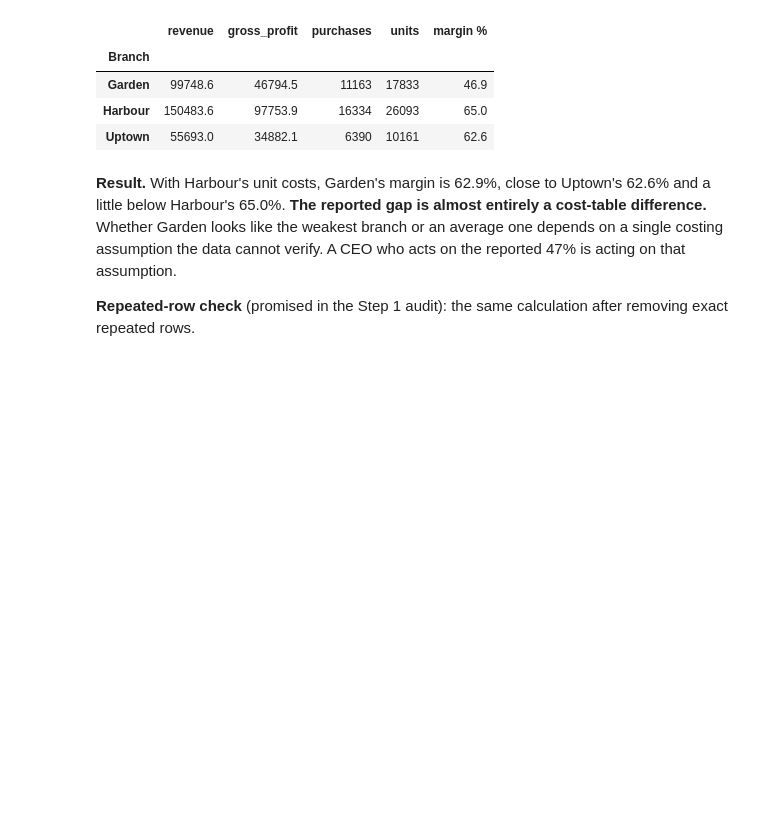
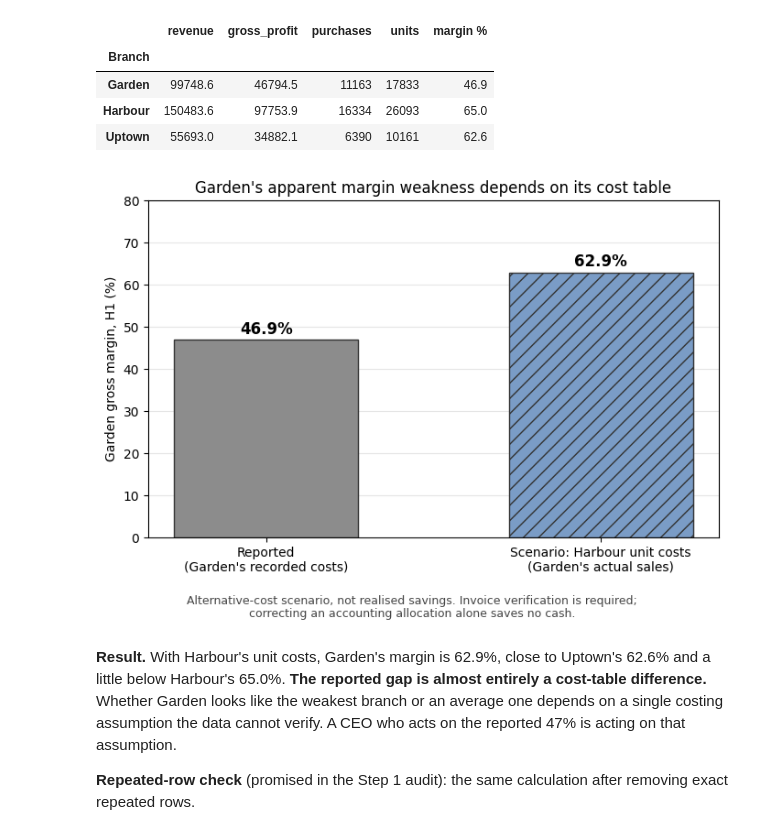
Before and after one commit to Zahraa0610/EECE490-HACKATHON-zjad, a Jupyter notebook: notebooks/03_garden_costs.ipynb, the cells around one changed output. Drawn from its saved outputs; the diff is of its cells as text; code cells hidden in the pictures; blank space fills up the shorter version.

```diff
--- a/notebooks/03_garden_costs.ipynb
+++ b/notebooks/03_garden_costs.ipynb
@@ -112,6 +112,21 @@ display(b.round(1))
 | Garden | 99748.6 | 46794.5 | 11163 | 17833 | 46.9 |
 | Harbour | 150483.6 | 97753.9 | 16334 | 26093 | 65.0 |
 | Uptown | 55693.0 | 34882.1 | 6390 | 10161 | 62.6 |
+# %%
+vals = [norm.loc["Recorded costs (as reported)", "margin %"], norm.loc["Harbour's unit costs", "margin %"]]
+fig, ax = plt.subplots(figsize=(7, 5), facecolor="white")
+bars = ax.bar(["Reported\n(Garden's recorded costs)", "Scenario: Harbour unit costs\n(Garden's actual sales)"], vals,
+              color=["#8c8c8c", "#7a9cc6"], hatch=["", "//"], edgecolor="#333", width=0.55)
+for bar, v in zip(bars, vals):
+    ax.text(bar.get_x() + bar.get_width() / 2, v + 1.5, f"{v:.1f}%", ha="center", fontsize=12, fontweight="bold")
+ax.set_ylim(0, 80); ax.set_ylabel("Garden gross margin, H1 (%)")
+ax.grid(axis="y", color="#e5e5e5"); ax.set_axisbelow(True)
+ax.set_title("Garden's apparent margin weakness depends on its cost table", fontsize=12)
+fig.text(0.5, 0.015, "Alternative-cost scenario, not realised savings. Invoice verification is required;\n"
+         "correcting an accounting allocation alone saves no cash.", ha="center", fontsize=9, color="#444")
+plt.tight_layout(rect=(0, 0.08, 1, 1)); plt.savefig(FIG / "garden_margin_scenario.png", dpi=170, facecolor="white"); plt.show()
+# %% [output]
+[figure, added]
 # %% [markdown]
 **Result.** With Harbour's unit costs, Garden's margin is 62.9%, close to Uptown's 62.6% and a little below Harbour's 65.0%. **The reported gap is almost entirely a cost-table difference.** Whether Garden looks like the weakest branch or an average one depends on a single costing assumption the data cannot verify. A CEO who acts on the reported 47% is acting on that assumption.
 
```
Also changed, not shown: 7 other files.
